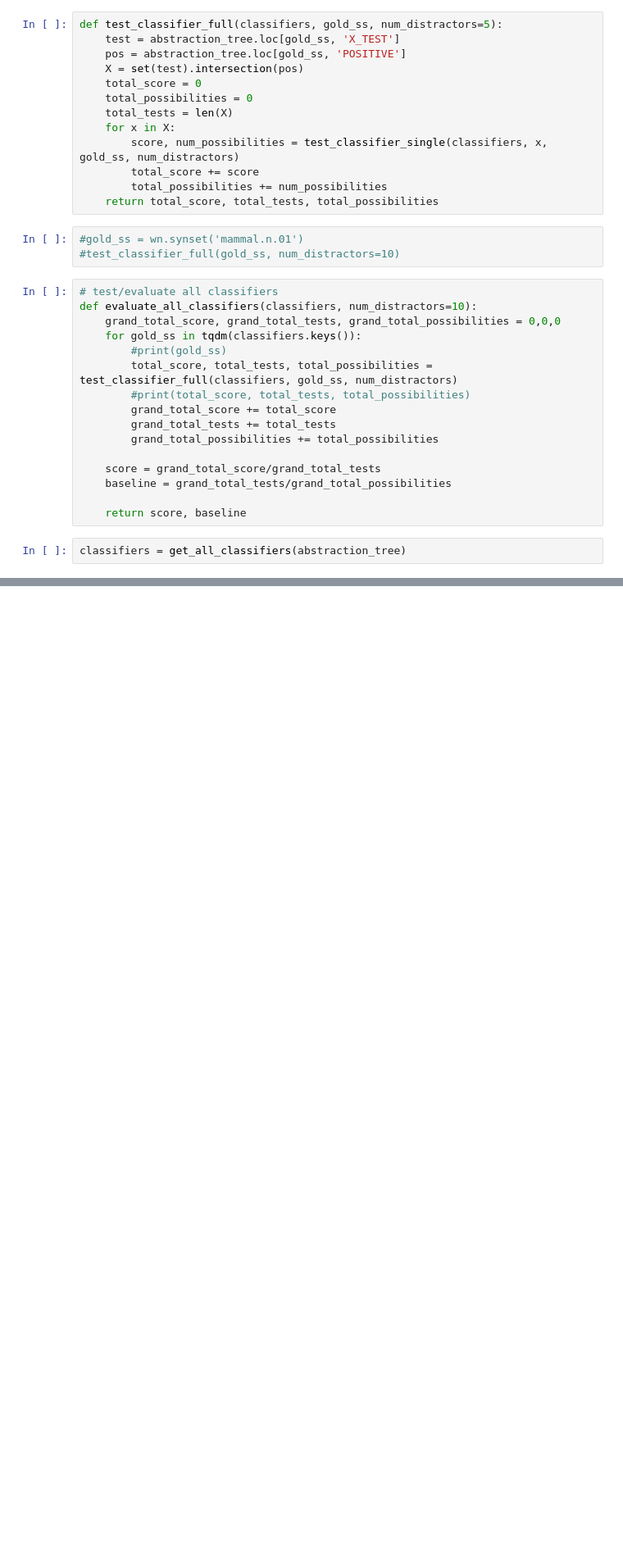
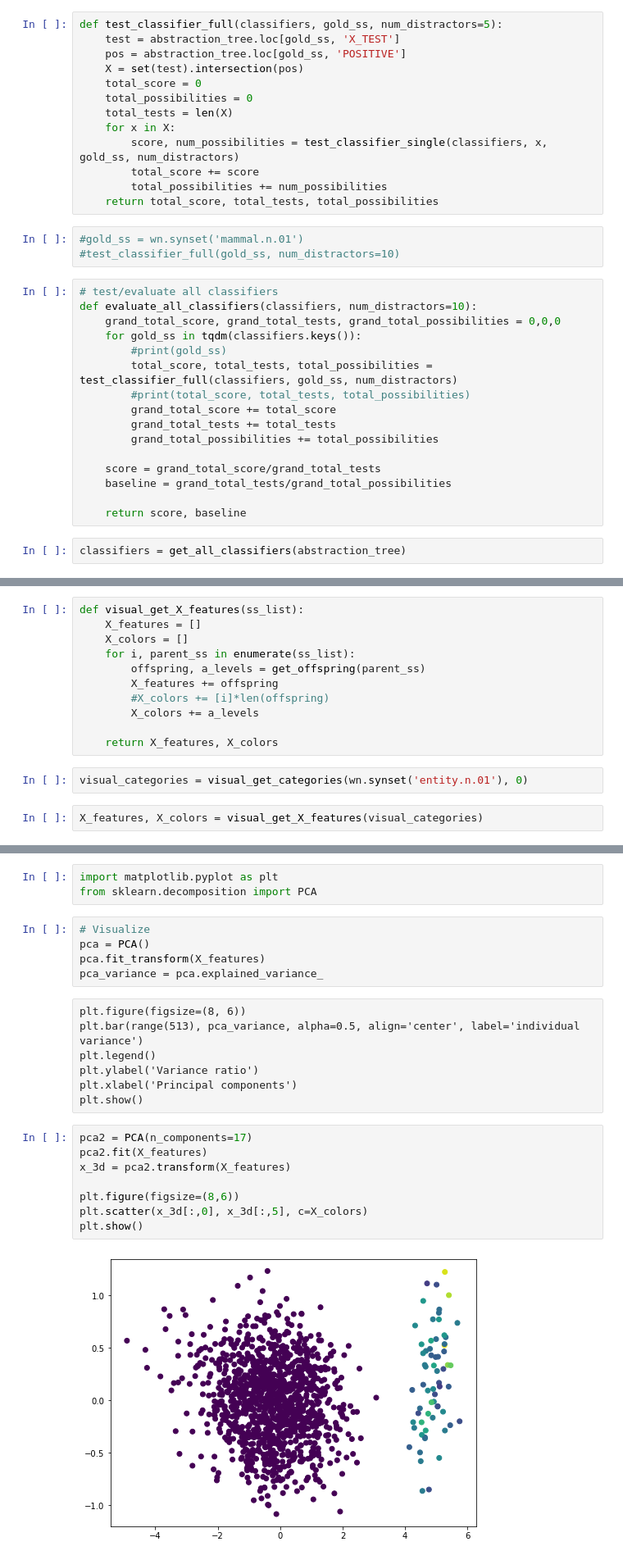
Before and after one commit to DanCrow-BSU/ConcreteAbstract, a Jupyter notebook: concrete-abstract.ipynb, the cells around one changed output, grey strips where cells are left out. Shown at 82% size. Cells and saved outputs as stored; diff of their text form; blank space fills up the shorter version.

```diff
--- a/concrete-abstract.ipynb
+++ b/concrete-abstract.ipynb
@@ -631,0 +692,15 @@ sum(len(ss.lemmas()) for ss in get_classifier_capable())
+# %%
+def visual_get_X_features(ss_list):
+    X_features = []
+    X_colors = []
+    for i, parent_ss in enumerate(ss_list):
+        offspring, a_levels = get_offspring(parent_ss)
+        X_features += offspring
+        #X_colors += [i]*len(offspring)
+        X_colors += a_levels
+
+    return X_features, X_colors
+# %%
+visual_categories = visual_get_categories(wn.synset('entity.n.01'), 0)
+# %%
+X_features, X_colors = visual_get_X_features(visual_categories)
@@ -631,0 +719,25 @@ sum(len(ss.lemmas()) for ss in get_classifier_capable())
+# %%
+import matplotlib.pyplot as plt
+from sklearn.decomposition import PCA
+# %%
+# Visualize
+pca = PCA()
+pca.fit_transform(X_features)
+pca_variance = pca.explained_variance_
+# %% [raw]
+plt.figure(figsize=(8, 6))
+plt.bar(range(513), pca_variance, alpha=0.5, align='center', label='individual variance')
+plt.legend()
+plt.ylabel('Variance ratio')
+plt.xlabel('Principal components')
+plt.show()
+# %%
+pca2 = PCA(n_components=17)
+pca2.fit(X_features)
+x_3d = pca2.transform(X_features)
+
+plt.figure(figsize=(8,6))
+plt.scatter(x_3d[:,0], x_3d[:,5], c=X_colors)
+plt.show()
+# %% [output]
+[figure, added]
```
Also changed, not shown: parts of 32 cells of this notebook, 1 other file.
